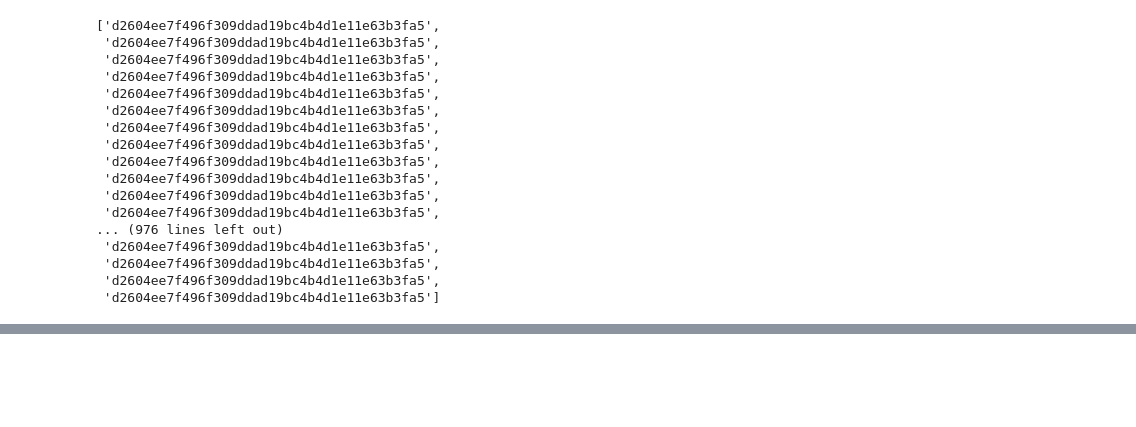
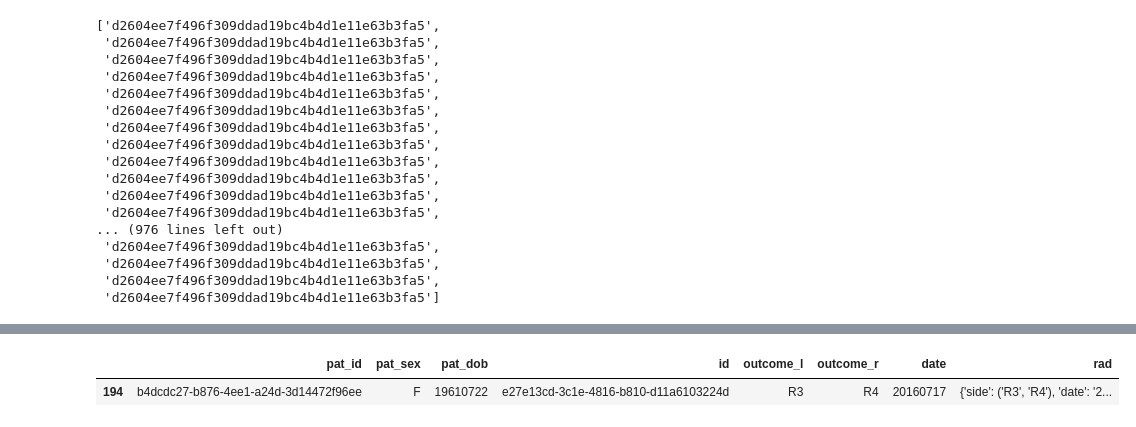
Before and after one commit to MaxKumundzhiev/Practices-for-Engineers, a Jupyter notebook: CompaniesPractices/Company10/Untitled1.ipynb, the cells around one changed output, grey strips where cells are left out. Cells and saved outputs as stored; diff of their text form; code cells hidden in the pictures; blank space fills up the shorter version.

```diff
--- a/CompaniesPractices/Company10/Untitled1.ipynb
+++ b/CompaniesPractices/Company10/Untitled1.ipynb
@@ -476,0 +535,9 @@ result_df['studies'][0]
+# %%
+# by observation id
+ris_df[ris_df['id'] == 'e27e13cd-3c1e-4816-b810-d11a6103224d']
+
+# by patient id
+ris_df[ris_df['pat_id'] == 'b4dcdc27-b876-4ee1-a24d-3d14472f96ee']
+# %% [output]
+|  | pat_id | pat_sex | pat_dob | id | outcome_l | outcome_r | date | rad |
+| 194 | b4dcdc27-b876-4ee1-a24d-3d14472f96ee | F | 19610722 | e27e13cd-3c1e-4816-b810-d11a6103224d | R3 | R4 | 20160717 | {'side': ('R3', 'R4'), 'date': '2... |
```
Also changed, not shown: parts of 3 cells of this notebook, 6 other files.
